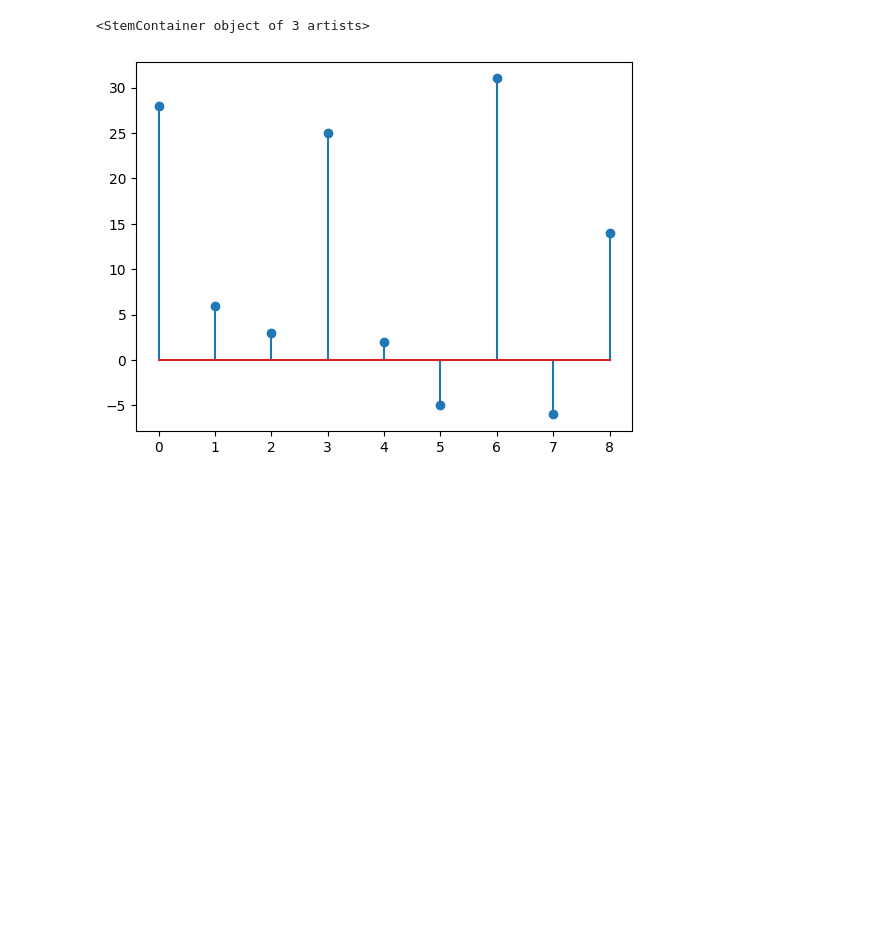
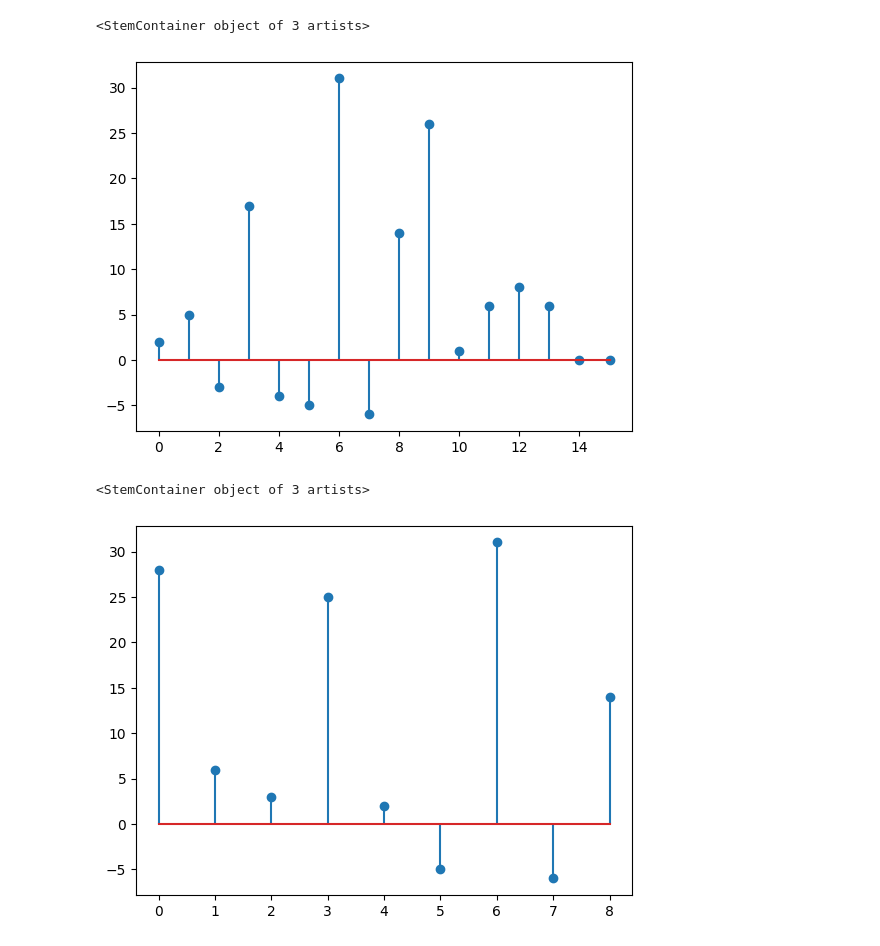
Before and after one commit to ParasKore2003/DSP, a Jupyter notebook: lab2.ipynb, the cells around one changed output. Cells and saved outputs as stored; diff of their text form; code cells hidden in the pictures; blank space fills up the shorter version.

```diff
--- a/lab2.ipynb
+++ b/lab2.ipynb
@@ -13,18 +14,22 @@ from collections import deque
 # %%
+#input
+x = [1, 3, -2, 1, 2, -1, 4, 4, 2]
+y = [2, -1, 4, 1, -2, 3, 0, 0, 0]
 
-x = [1, 3, -2, 1, 2, -1, 4, 4, 2]
-y= [2, -1, 4, 1, -2, 3, 0, 0, 0]
+x_wp = [1, 3, -2, 1, 2, -1, 4, 4, 2]
+y_wp = [2, -1, 4, 1, -2, 3]
+
+XX = np.hstack((x_wp, np.zeros(len(y_wp)+ 1)))
+YY = np.hstack((y_wp, np.zeros(len(x_wp)+ 1)))
 # %%
-#1
-#Circular Convolution in Time domain
-#x*y = summation(x[i]*y[n-i])modN
-z_t = []
-y_change = np.flip(y)
-for i in range(len(x)):
-    sum = 0
-    y1 = deque(y_change)
-    y1.rotate(i+1)
-    for j in range(len(x)):
-           sum+=(x[j]*y1[j])
-    z_t.append(sum)
-plt.stem(z_t)
+def time_domain(A,B):
+    zt = []
+    B1 = np.flip(B)
+    for i in range(len(A)):
+        sum = 0
+        B2 = deque(B1)
+        B2.rotate(i + 1)
+        for j in range(len(x)):
+             sum+=(A[j]*B2[j])
+        zt.append(sum)
+    return zt
@@ -34 +43,8 @@ plt.stem(z_t)
+# %%
+#2
+z_t2 = time_domain(XX,YY)
+plt.stem(z_t2)
+# %% [output]
+<StemContainer object of 3 artists>
+[figure, added]
 # %%
```
Also changed, not shown: parts of 6 cells of this notebook, 1 other file.
